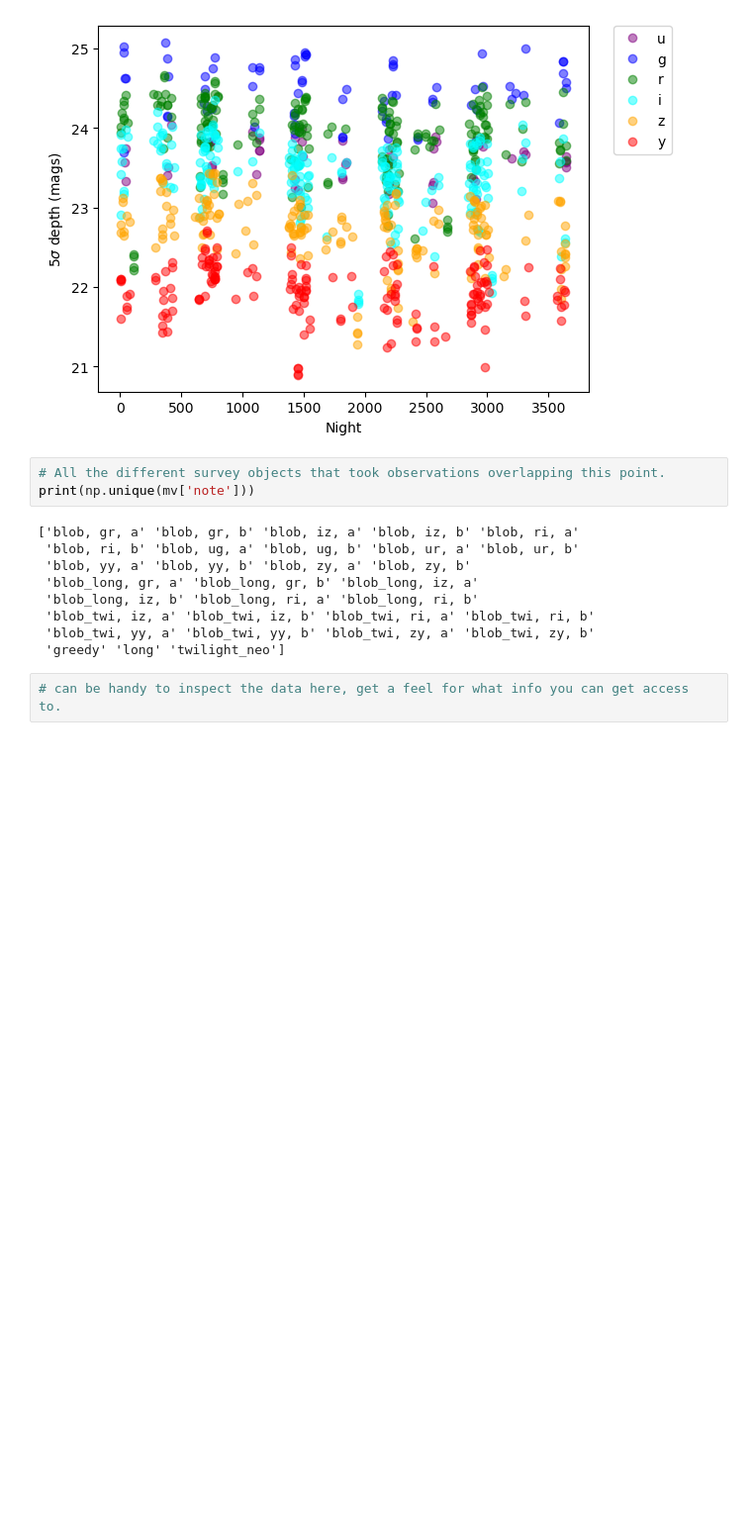
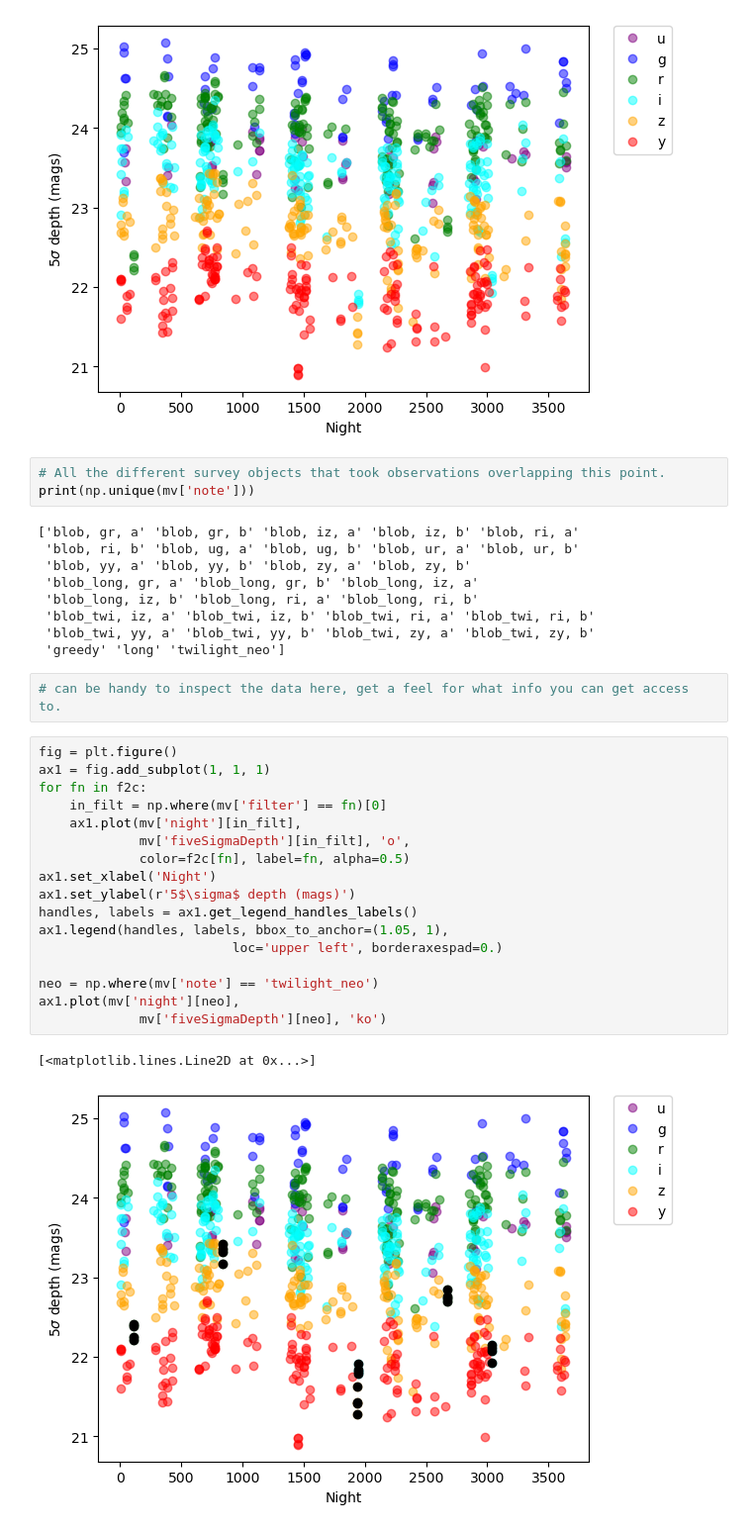
Before and after one commit to yoachim/22_Scratch, a Jupyter notebook: maf_quickstart/single_point.ipynb, the cells around one changed output. Shown at 99% size. Drawn from its saved outputs; the diff is of its cells as text; blank space fills up the shorter version.

Commit message:
highlight twilight

```diff
--- a/maf_quickstart/single_point.ipynb
+++ b/maf_quickstart/single_point.ipynb
@@ -78,3 +78,23 @@ print(np.unique(mv['note']))
  'greedy' 'long' 'twilight_neo']
 # %%
 # can be handy to inspect the data here, get a feel for what info you can get access to.
+# %%
+fig = plt.figure()
+ax1 = fig.add_subplot(1, 1, 1)
+for fn in f2c:
+    in_filt = np.where(mv['filter'] == fn)[0]
+    ax1.plot(mv['night'][in_filt],
+             mv['fiveSigmaDepth'][in_filt], 'o',
+             color=f2c[fn], label=fn, alpha=0.5)
+ax1.set_xlabel('Night')
+ax1.set_ylabel(r'5$\sigma$ depth (mags)')
+handles, labels = ax1.get_legend_handles_labels()
+ax1.legend(handles, labels, bbox_to_anchor=(1.05, 1),
+                         loc='upper left', borderaxespad=0.)
+
+neo = np.where(mv['note'] == 'twilight_neo')
+ax1.plot(mv['night'][neo],
+             mv['fiveSigmaDepth'][neo], 'ko')
+# %% [output]
+[<matplotlib.lines.Line2D at 0x...>]
+[figure, added]
```
Also changed, not shown: parts of 1 cell of this notebook.
